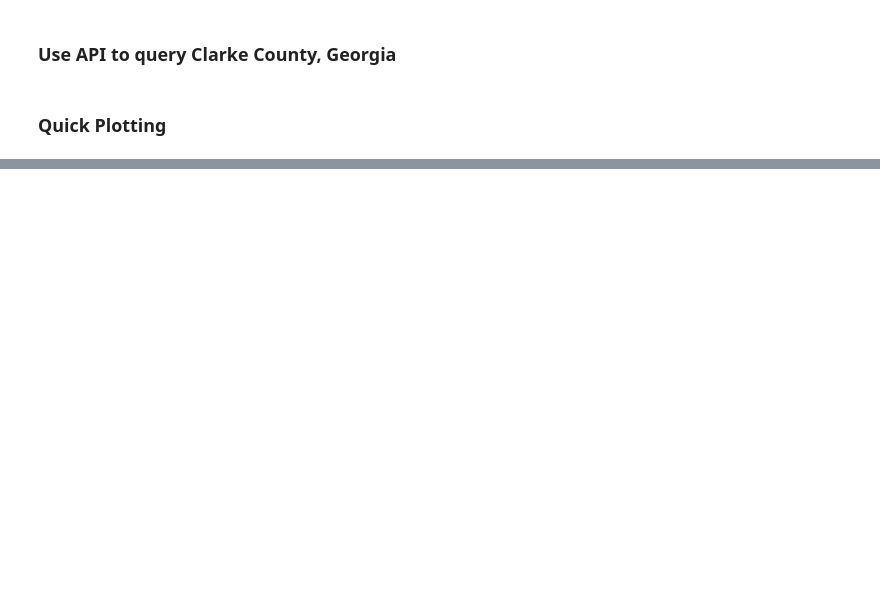
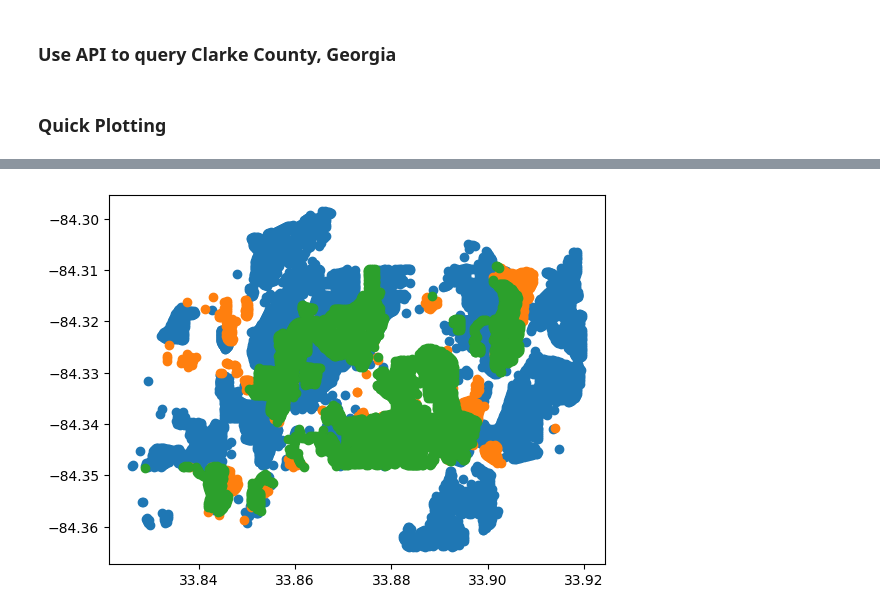
Before and after one commit to costquestassociates/BinderExampleAnalysis, a Jupyter notebook: ExampleAnalysis.ipynb, the cells around one changed output, grey strips where cells are left out. Saved outputs shown, nothing was run; the diff lists cells and outputs as text; code cells hidden in the pictures; blank space fills up the shorter version.

Commit message:
starting to build out example of Fiber competitors in Brookhaven Georgia, a suburb of Atlanta

```diff
--- a/ExampleAnalysis.ipynb
+++ b/ExampleAnalysis.ipynb
@@ -91,0 +179,49 @@ plt.show()
+# %%
+import re
+
+def parse_providers(cell):
+    """
+    Convert a cell like 'Google Fiber(1) |AT&T(1) ' -> ['AT&T', 'Google Fiber']
+    - Splits on '|'
+    - Removes trailing counts like '(1)'
+    - Strips whitespace
+    - Normalizes duplicates
+    - Returns [] for None/NaN/empty
+    """
+    if pd.isna(cell):
+        return []
+
+    # Split on '|'
+    parts = [p.strip() for p in str(cell).split('|') if p.strip()]
+    cleaned = []
+
+    for p in parts:
+        # Remove trailing count in parentheses, e.g., '(1)'
+        p = re.sub(r'\(\d+\)\s*$', '', p).strip()
+        if p:
+            cleaned.append(p)
+
+    return sorted(cleaned)
+
+results_df = pd.DataFrame(results)
+results_df.drop('uuid', axis=1, inplace = True)
+
+results_df['bdc_fiberproviders'] = results_df['bdc_fiberproviders'].apply(parse_providers)
+
+# Masks
+att_mask = results_df['bdc_fiberproviders'].apply(lambda xs: ('AT&T' in xs) and (len(xs) == 1))
+google_mask = results_df['bdc_fiberproviders'].apply(lambda xs: ('Google Fiber' in xs) and (len(xs) == 1))
+att_and_google_mask = results_df['bdc_fiberproviders'].apply(lambda xs: (('Google Fiber' in xs) and ('AT&T' in xs) and (len(xs) == 2)))
+
+# Subsets
+att_only = results_df[att_mask]
+google_only = results_df[google_mask]
+att_and_google = results_df[att_and_google_mask]
+
+plt.scatter(att_only['latitude'], att_only['longitude'])
+plt.scatter(google_only['latitude'], google_only['longitude'])
+plt.scatter(att_and_google['latitude'], att_and_google['longitude'])
+
+plt.show()
+# %% [output]
+[figure, added]
```
Also changed, not shown: parts of 8 cells of this notebook.
